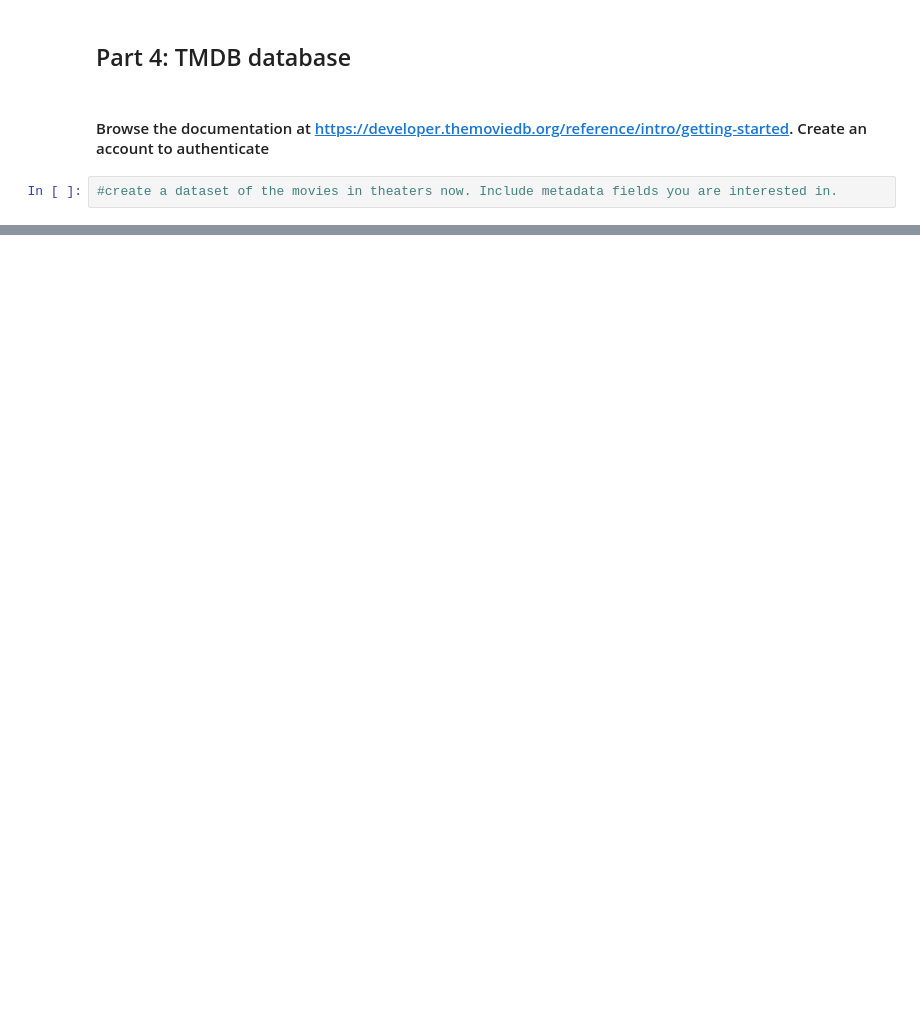
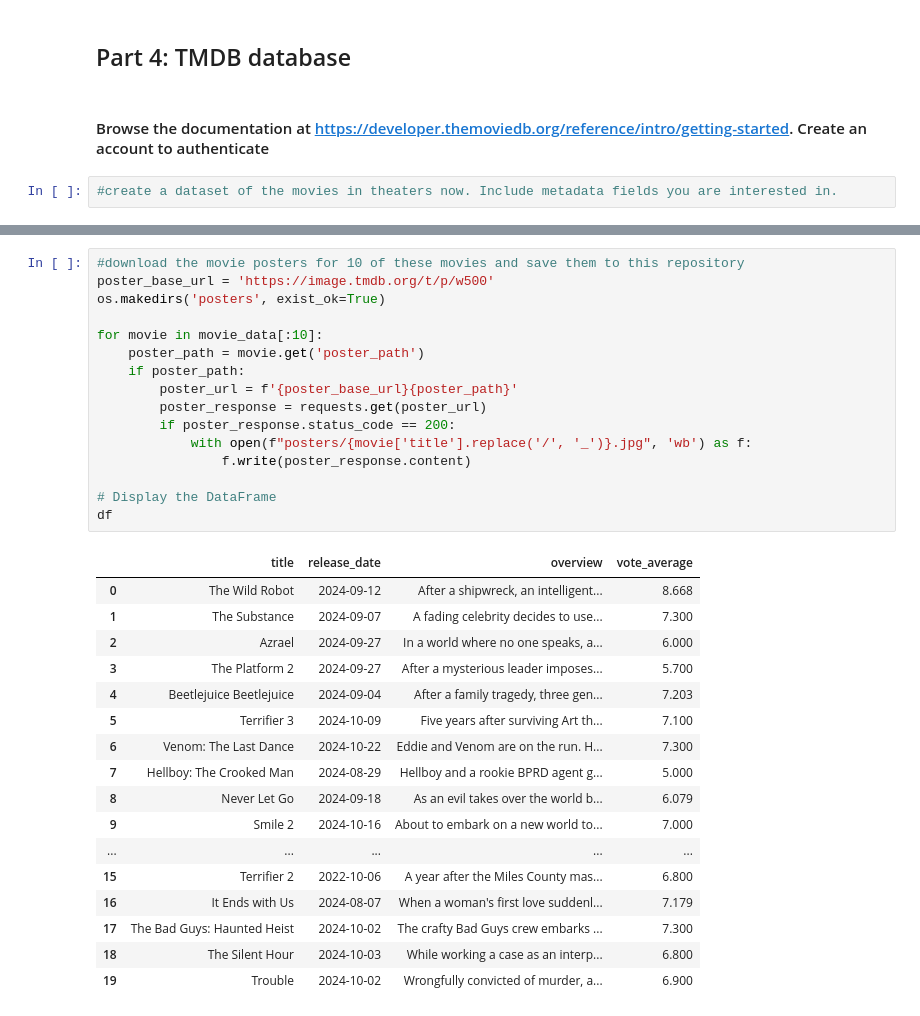
Before and after one commit to Paulohoho/project2-api, a Jupyter notebook: project2.ipynb, the cells around one changed output, grey strips where cells are left out. Drawn from its saved outputs; the diff is of its cells as text; blank space fills up the shorter version.

```diff
--- a/project2.ipynb
+++ b/project2.ipynb
@@ -274,0 +185,34 @@ No poster available for Borderlands.
+# %%
+#download the movie posters for 10 of these movies and save them to this repository
+poster_base_url = 'https://image.tmdb.org/t/p/w500'
+os.makedirs('posters', exist_ok=True)
+
+for movie in movie_data[:10]:
+    poster_path = movie.get('poster_path')
+    if poster_path:
+        poster_url = f'{poster_base_url}{poster_path}'
+        poster_response = requests.get(poster_url)
+        if poster_response.status_code == 200:
+            with open(f"posters/{movie['title'].replace('/', '_')}.jpg", 'wb') as f:
+                f.write(poster_response.content)
+
+# Display the DataFrame
+df
+# %% [output]
+|  | title | release_date | overview | vote_average |
+| 0 | The Wild Robot | 2024-09-12 | After a shipwreck, an intelligent... | 8.668 |
+| 1 | The Substance | 2024-09-07 | A fading celebrity decides to use... | 7.300 |
+| 2 | Azrael | 2024-09-27 | In a world where no one speaks, a... | 6.000 |
+| 3 | The Platform 2 | 2024-09-27 | After a mysterious leader imposes... | 5.700 |
+| 4 | Beetlejuice Beetlejuice | 2024-09-04 | After a family tragedy, three gen... | 7.203 |
+| 5 | Terrifier 3 | 2024-10-09 | Five years after surviving Art th... | 7.100 |
+| 6 | Venom: The Last Dance | 2024-10-22 | Eddie and Venom are on the run. H... | 7.300 |
+| 7 | Hellboy: The Crooked Man | 2024-08-29 | Hellboy and a rookie BPRD agent g... | 5.000 |
+| 8 | Never Let Go | 2024-09-18 | As an evil takes over the world b... | 6.079 |
+| 9 | Smile 2 | 2024-10-16 | About to embark on a new world to... | 7.000 |
+| ... | ... | ... | ... | ... |
+| 15 | Terrifier 2 | 2022-10-06 | A year after the Miles County mas... | 6.800 |
+| 16 | It Ends with Us | 2024-08-07 | When a woman's first love suddenl... | 7.179 |
+| 17 | The Bad Guys: Haunted Heist | 2024-10-02 | The crafty Bad Guys crew embarks ... | 7.300 |
+| 18 | The Silent Hour | 2024-10-03 | While working a case as an interp... | 6.800 |
+| 19 | Trouble | 2024-10-02 | Wrongfully convicted of murder, a... | 6.900 |
```
Also changed, not shown: parts of 18 cells of this notebook.
